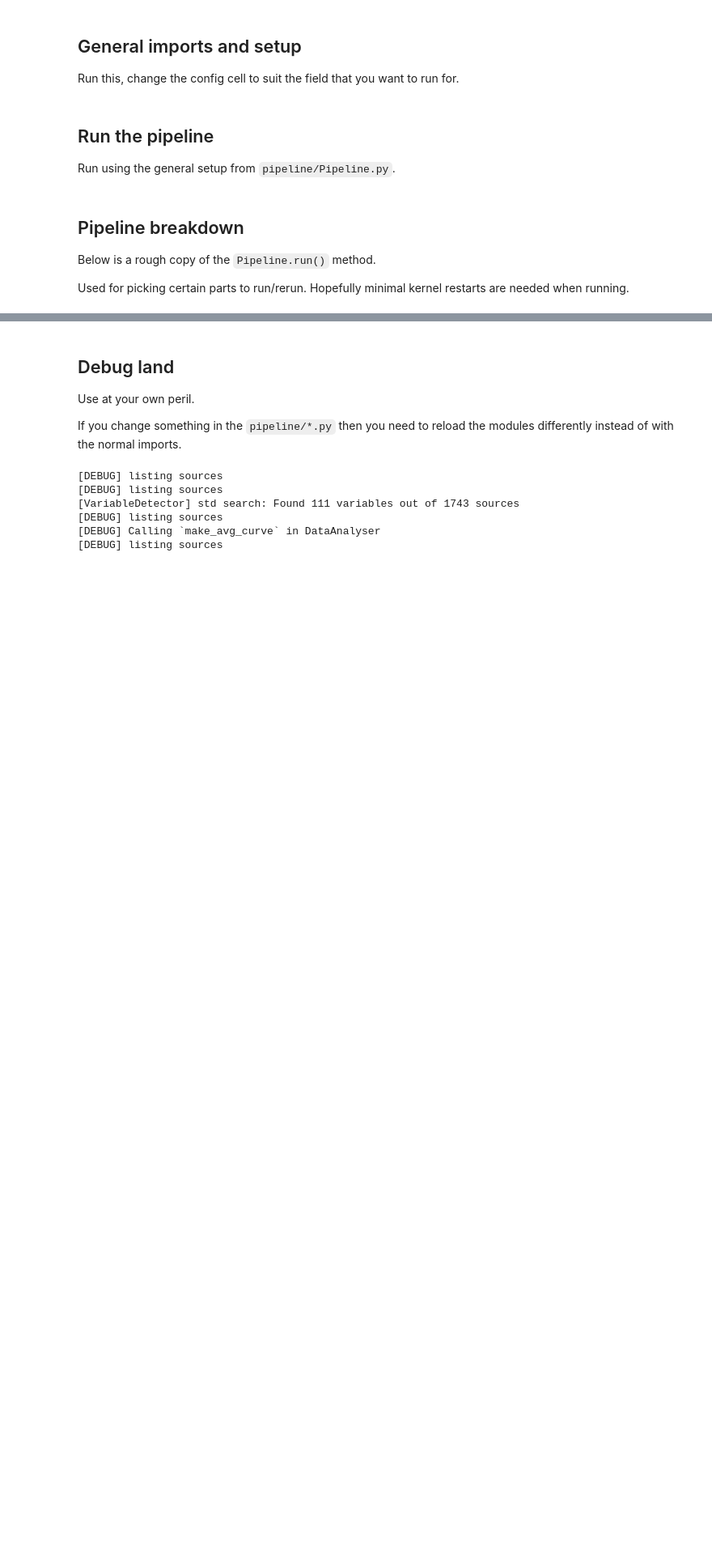
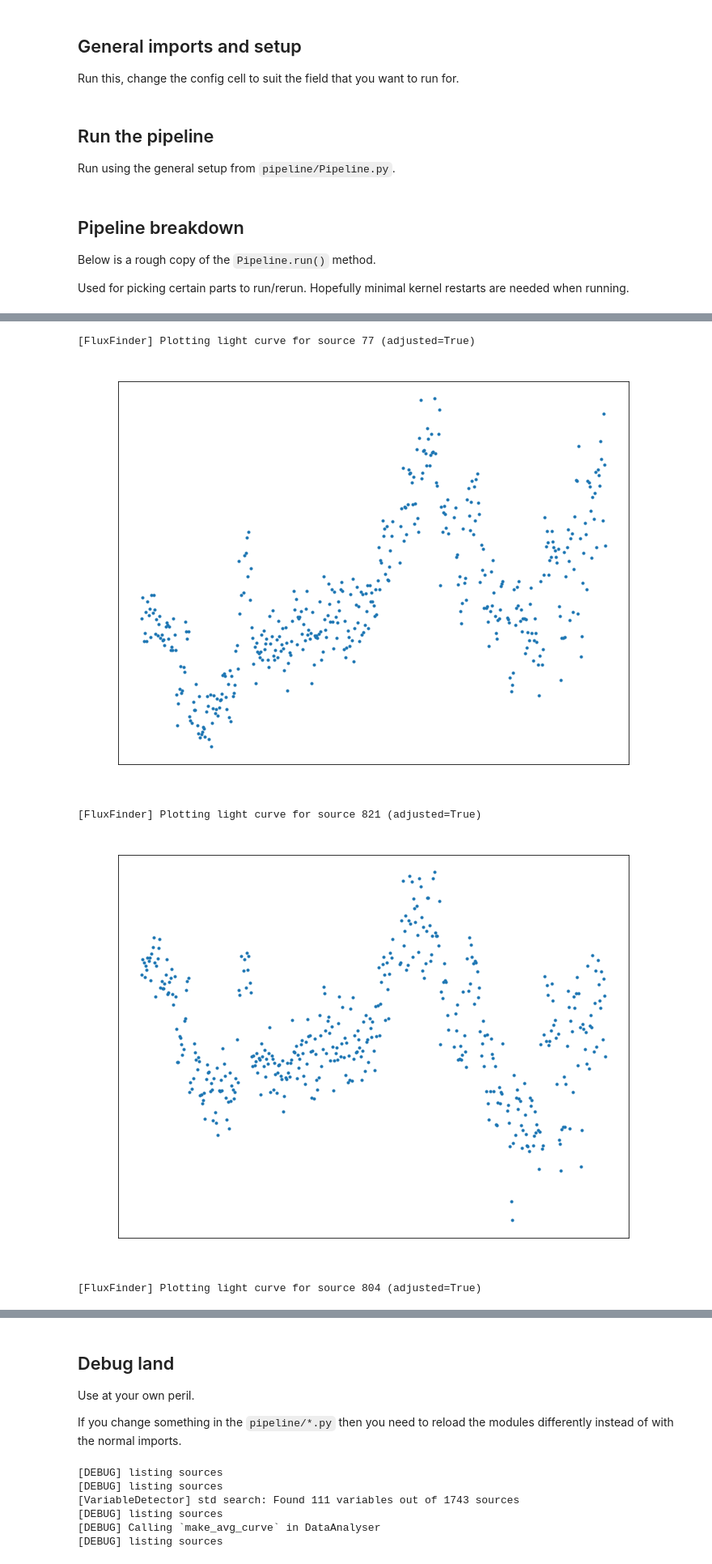
Before and after one commit to mamba2410/Fleming, a Jupyter notebook: interactive.ipynb, the cells around one changed output, grey strips where cells are left out. Shown at 81% size. Drawn from its saved outputs; the diff is of its cells as text; code cells hidden in the pictures; blank space fills up the shorter version.

Commit message:
ps: period search works

```diff
--- a/interactive.ipynb
+++ b/interactive.ipynb
@@ -57,6 +57,8 @@ config = Config(
     fits_extension = ".fits",
     fits_date_format = "%Y.%m.%dT%H:%M:%S.%f",
     has_filter_in_header = False,
+    n_sample_periods = 100,
+    amplitude_score_threshold = 0.85,
 )
 # %% [markdown]
 ## Run the pipeline
@@ -97,3 +111,14 @@ da.create_avg_curve()
 ff.plot_avg_light_curve(config.avg_curve_path, show=True)
 # %%
 ff.create_adjusted_light_curves()
+# %%
+da = DataAnalyser(config, adjusted=True)
+mean, std, med, n_positive = da.get_means_and_stds()
+da.plot_means_and_stds()
+source_ids = da.get_source_ids()
+# %%
+vd = VariableDetector(config, source_ids, mean, std, med, n_positive, adjusted=True)
+# %%
+variable_ids_s = vd.std_dev_search(config.variability_threshold)
+variable_ids_a = vd.amplitude_search(config.amplitude_score_threshold)
+variable_ids = variable_ids_a
@@ -100,3 +143,8 @@ ff.create_adjusted_light_curves()
 # %%
-variable_ids = da.get_variables()
 ff.plot_given_light_curves(variable_ids, adjusted=True, show=True, show_errors=False)
+# %% [output]
+[FluxFinder] Plotting light curve for source 77 (adjusted=True)
+[figure, added]
+[FluxFinder] Plotting light curve for source 821 (adjusted=True)
+[figure, added]
+[FluxFinder] Plotting light curve for source 804 (adjusted=True)
```
Also changed, not shown: parts of 9 cells of this notebook, 4 other files.
